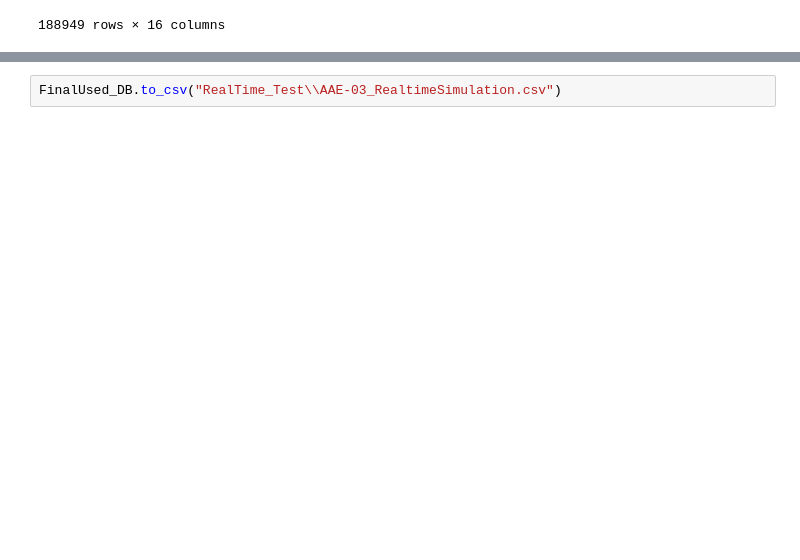
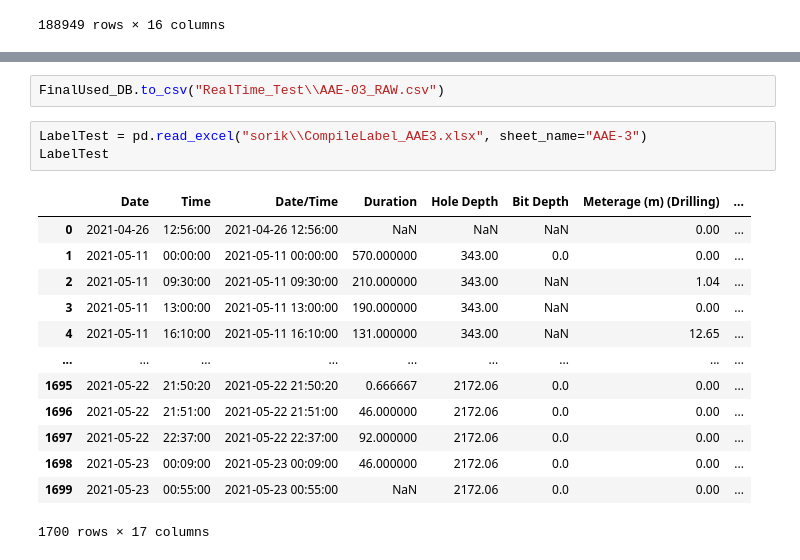
Before and after one commit to 71unxv/MIH-Dashboard-Project, a Jupyter notebook: 03a_tempGetLabelData.ipynb, the cells around one changed output, grey strips where cells are left out. Saved outputs shown, nothing was run; the diff lists cells and outputs as text; blank space fills up the shorter version.

```diff
--- a/03a_tempGetLabelData.ipynb
+++ b/03a_tempGetLabelData.ipynb
@@ -129,2 +168,19 @@ FinalUsed_DB
 # %%
-FinalUsed_DB.to_csv("RealTime_Test\\AAE-03_RealtimeSimulation.csv")
+FinalUsed_DB.to_csv("RealTime_Test\\AAE-03_RAW.csv")
+# %%
+LabelTest = pd.read_excel("sorik\\CompileLabel_AAE3.xlsx", sheet_name="AAE-3")
+LabelTest
+# %% [output]
+|  | Date | Time | Date/Time | Duration | Hole Depth | Bit Depth | Meterage (m) (Drilling) | ... |
+| 0 | 2021-04-26 | 12:56:00 | 2021-04-26 12:56:00 | NaN | NaN | NaN | 0.00 | ... |
+| 1 | 2021-05-11 | 00:00:00 | 2021-05-11 00:00:00 | 570.000000 | 343.00 | 0.0 | 0.00 | ... |
+| 2 | 2021-05-11 | 09:30:00 | 2021-05-11 09:30:00 | 210.000000 | 343.00 | NaN | 1.04 | ... |
+| 3 | 2021-05-11 | 13:00:00 | 2021-05-11 13:00:00 | 190.000000 | 343.00 | NaN | 0.00 | ... |
+| 4 | 2021-05-11 | 16:10:00 | 2021-05-11 16:10:00 | 131.000000 | 343.00 | NaN | 12.65 | ... |
+| ... | ... | ... | ... | ... | ... | ... | ... | ... |
+| 1695 | 2021-05-22 | 21:50:20 | 2021-05-22 21:50:20 | 0.666667 | 2172.06 | 0.0 | 0.00 | ... |
+| 1696 | 2021-05-22 | 21:51:00 | 2021-05-22 21:51:00 | 46.000000 | 2172.06 | 0.0 | 0.00 | ... |
+| 1697 | 2021-05-22 | 22:37:00 | 2021-05-22 22:37:00 | 92.000000 | 2172.06 | 0.0 | 0.00 | ... |
+| 1698 | 2021-05-23 | 00:09:00 | 2021-05-23 00:09:00 | 46.000000 | 2172.06 | 0.0 | 0.00 | ... |
+| 1699 | 2021-05-23 | 00:55:00 | 2021-05-23 00:55:00 | NaN | 2172.06 | 0.0 | 0.00 | ... |
+1700 rows × 17 columns
```
Also changed, not shown: parts of 7 cells of this notebook, 8 other files.
